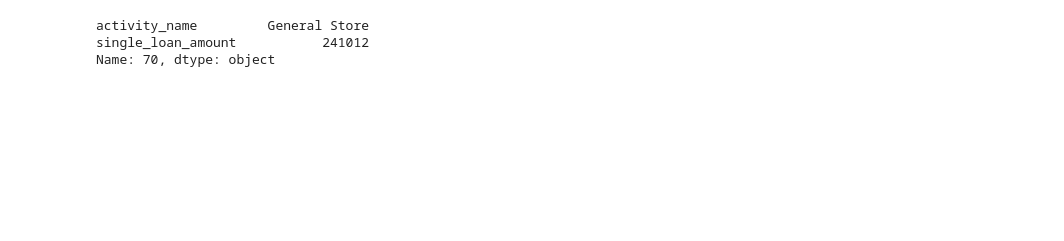
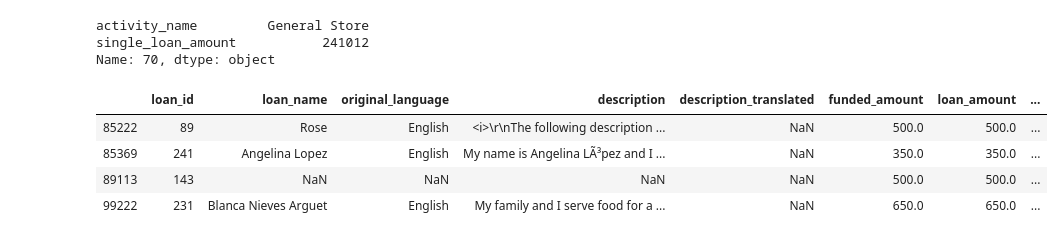
Before and after one commit to aleporta/fcs-project, a Jupyter notebook: CS Project.ipynb, the cells around one changed output. Cells and saved outputs as stored; diff of their text form; code cells hidden in the pictures; blank space fills up the shorter version.

```diff
--- a/CS Project.ipynb
+++ b/CS Project.ipynb
@@ -220,6 +244,13 @@ Name: 70, dtype: object
 # %%
 #2.3 Cluster the loans according to the year-month of disburse time.
 clusters = [x for _, x in loans.groupby([(loans['disburse_time'].dt.year) , (loans['disburse_time'].dt.month)])]
+clusters[0]
+# %% [output]
+|  | loan_id | loan_name | original_language | description | description_translated | funded_amount | loan_amount | ... |
+| 85222 | 89 | Rose | English | <i>\r\nThe following description ... | NaN | 500.0 | 500.0 | ... |
+| 85369 | 241 | Angelina Lopez | English | My name is Angelina LÃ³pez and I ... | NaN | 350.0 | 350.0 | ... |
+| 89113 | 143 | NaN | NaN | NaN | NaN | 500.0 | 500.0 | ... |
+| 99222 | 231 | Blanca Nieves Arguet | English | My family and I serve food for a ... | NaN | 650.0 | 650.0 | ... |
 # %%
 #2.4 For each country, compute its overall GNI, by multiplying the per capita GNI with its population.
 country_stats = pd.read_csv('country_stats.csv')
```
Also changed, not shown: parts of 14 cells of this notebook.
